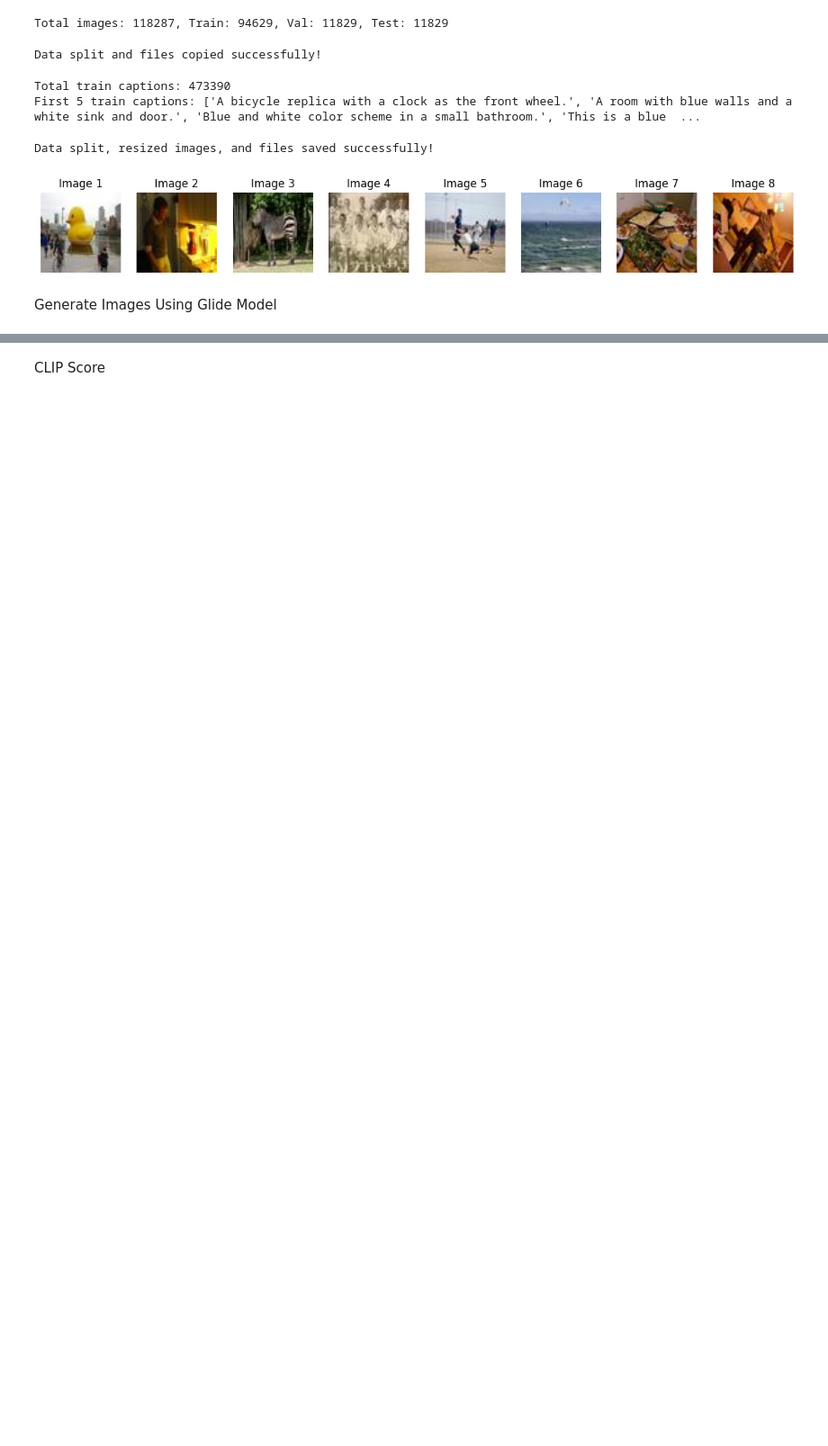
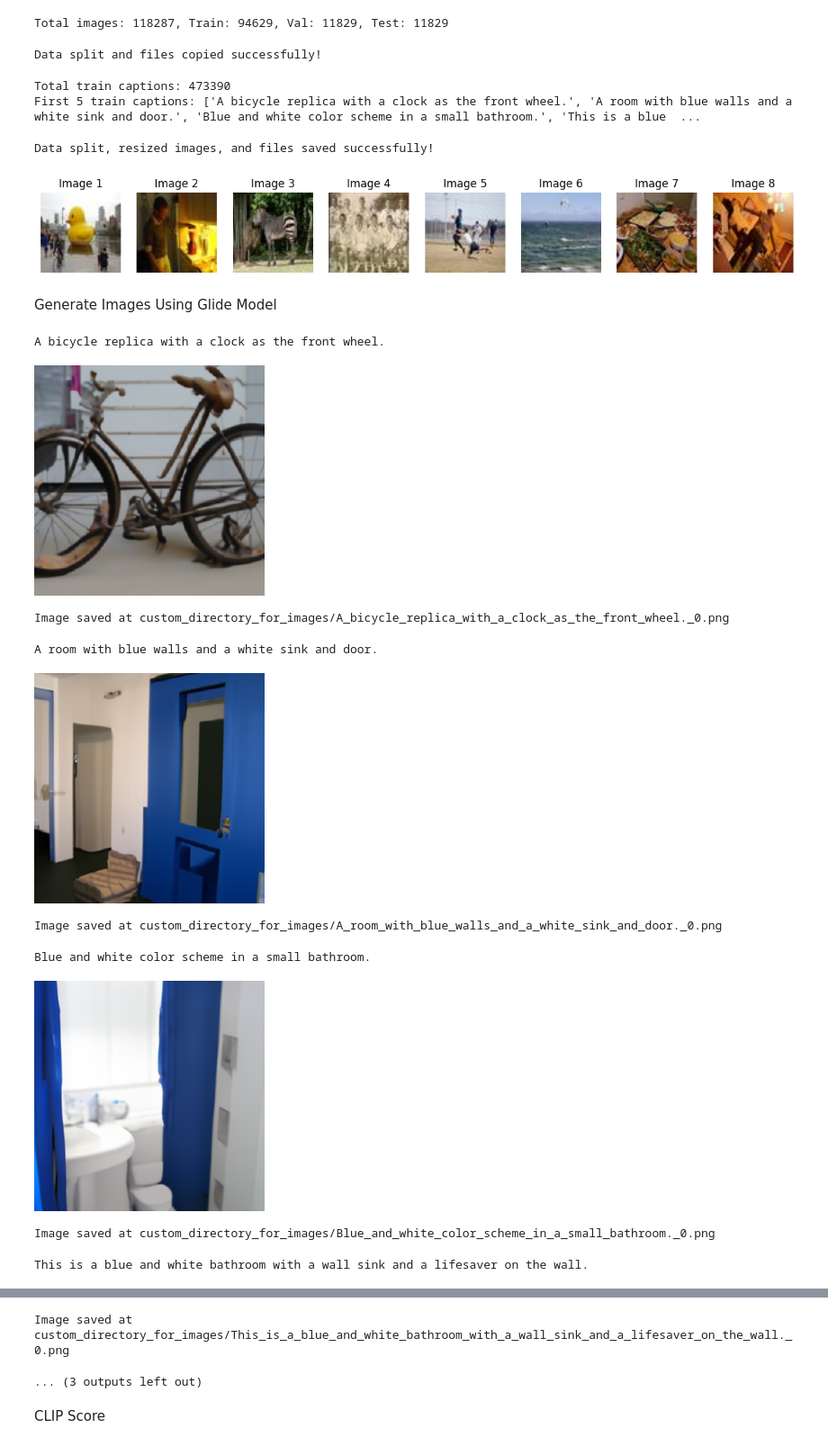
Before and after one commit to MustiCankan/MustiCankan, a Jupyter notebook: notebooks/text2im.ipynb, the cells around one changed output, grey strips where cells are left out. Shown at 90% size. Drawn from its saved outputs; the diff is of its cells as text; code cells hidden in the pictures; blank space fills up the shorter version.

```diff
--- a/notebooks/text2im.ipynb
+++ b/notebooks/text2im.ipynb
@@ -388,5 +386,32 @@ Generate Images Using Glide Model
+# %%
+# Store the values in seperate file
+
+from PIL import Image
+import os
+
+# Function to save and show the image
+def save_and_show_images(up_samples, prompt, output_dir="generated_images"):
+    # Ensure the output directory exists
+    os.makedirs(output_dir, exist_ok=True)
+
+    # Iterate through samples and save them
+    for idx, sample in enumerate(up_samples):
+        # Convert tensor to numpy and format it as an image
+        image_array = ((sample.permute(1, 2, 0).cpu().numpy() + 1) * 127.5).astype('uint8')
+        img = Image.fromarray(image_array)
+
+        # Save the image using the prompt name or a unique identifier
+        image_filename = f"{prompt.replace(' ', '_')}_{idx}.png"
+        image_path = os.path.join(output_dir, image_filename)
+        img.save(image_path)
+        print(f"Image saved at {image_path}")
+
+        # Optionally display the image
+        img.show()
+
+# Directory to save images (change the path as desired)
+output_directory = "custom_directory_for_images"
 # %%
-
 
 for i in train_captions_list[:5]:
     # Sampling parameters
@@ -465,30 +490,42 @@ for i in train_captions_list[:5]:
         low_res=((samples+1)*127.5).round()/127.5 - 1,
 
         # Text tokens
         tokens=th.tensor(
             [tokens] * batch_size, device=device
         ),
         mask=th.tensor(
             [mask] * batch_size,
             dtype=th.bool,
             device=device,
         ),
     )
 
     # Sample from the base model.
     model_up.del_cache()
     up_shape = (batch_size, 3, options_up["image_size"], options_up["image_size"])
     up_samples = diffusion_up.ddim_sample_loop(
         model_up,
         up_shape,
         noise=th.randn(up_shape, device=device) * upsample_temp,
         device=device,
         clip_denoised=True,
         progress=True,
         model_kwargs=model_kwargs,
         cond_fn=None,
     )[:batch_size]
     model_up.del_cache()
     print(i)
     # Show the output
     show_images(up_samples)
+    save_and_show_images(up_samples, i, output_dir=output_directory)
+# %% [output]
+A bicycle replica with a clock as the front wheel.
+[figure, added]
+Image saved at custom_directory_for_images/A_bicycle_replica_with_a_clock_as_the_front_wheel._0.png
+A room with blue walls and a white sink and door.
+[figure, added]
+Image saved at custom_directory_for_images/A_room_with_blue_walls_and_a_white_sink_and_door._0.png
+Blue and white color scheme in a small bathroom.
+[figure, added]
+Image saved at custom_directory_for_images/Blue_and_white_color_scheme_in_a_small_bathroom._0.png
+This is a blue and white bathroom with a wall sink and a lifesaver on the wall.
@@ -495,2 +533,4 @@ for i in train_captions_list[:5]:
+Image saved at custom_directory_for_images/This_is_a_blue_and_white_bathroom_with_a_wall_sink_and_a_lifesaver_on_the_wall._0.png
+... (3 outputs left out)
 # %% [markdown]
 CLIP Score
```
Also changed, not shown: parts of 6 cells of this notebook.
